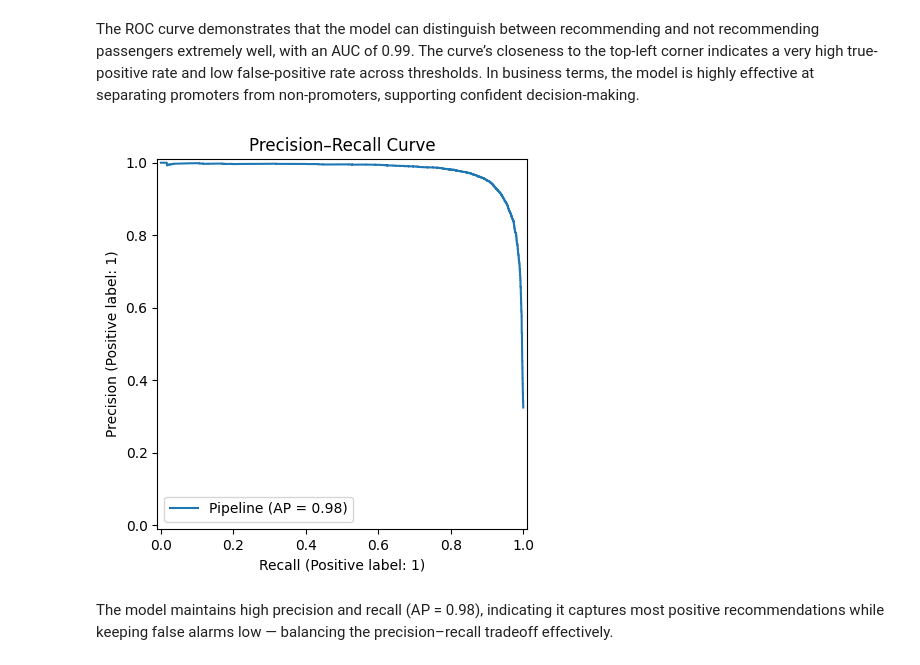
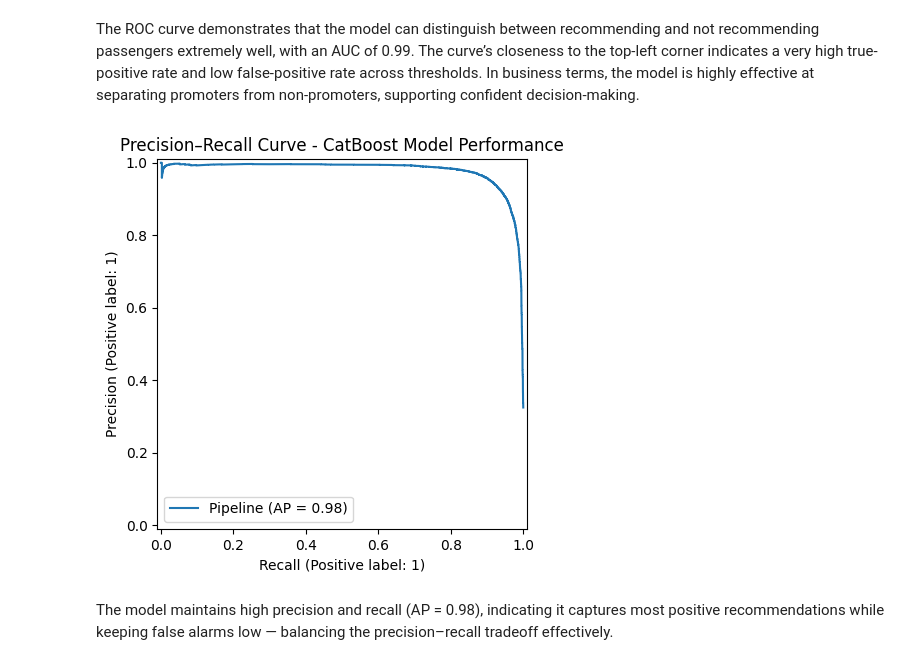
Before and after one commit to alyssaqle/skytrax_review_ml_pipeline, a Jupyter notebook: notebooks/classification.ipynb, the cells around one changed output. Cells and saved outputs as stored; diff of their text form; code cells hidden in the pictures.

```diff
--- a/notebooks/classification.ipynb
+++ b/notebooks/classification.ipynb
@@ -361,10 +380,10 @@ In business terms, the model is highly effective at separating promoters from no
 # %%
 # Precision-Recall curve
 PrecisionRecallDisplay.from_estimator(best, X_test, y_test)
-plt.title("Precision–Recall Curve")
+plt.title("Precision–Recall Curve - CatBoost Model Performance")
 plt.show()
 # %% [output]
-[figure, old version]
+[figure, new version]
 # %% [markdown]
 The model maintains high precision and recall (AP = 0.98), indicating it captures most positive recommendations while keeping false alarms low — balancing the precision–recall tradeoff effectively.
 # %% [markdown]
```
Also changed, not shown: parts of 9 cells of this notebook, 2 other files.
